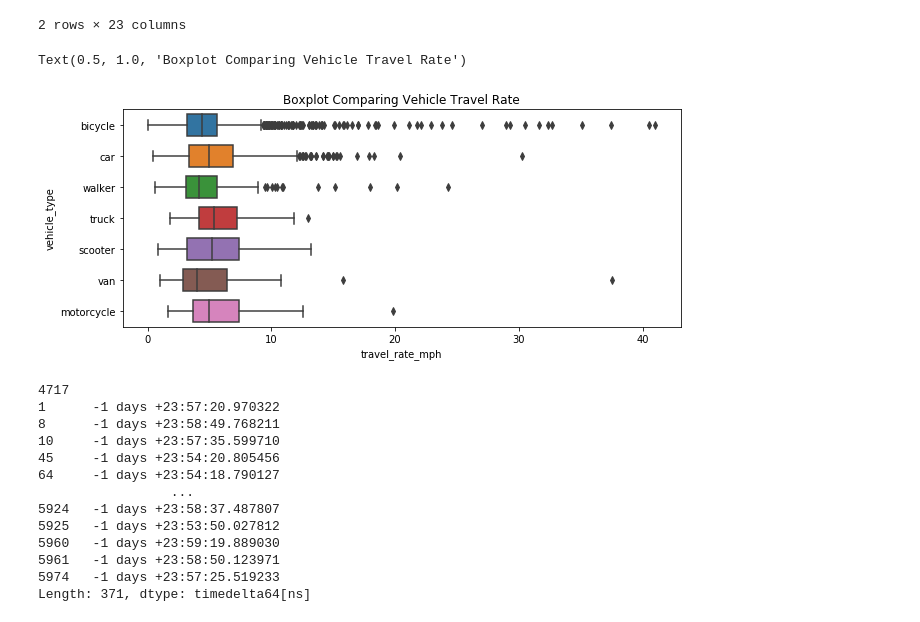
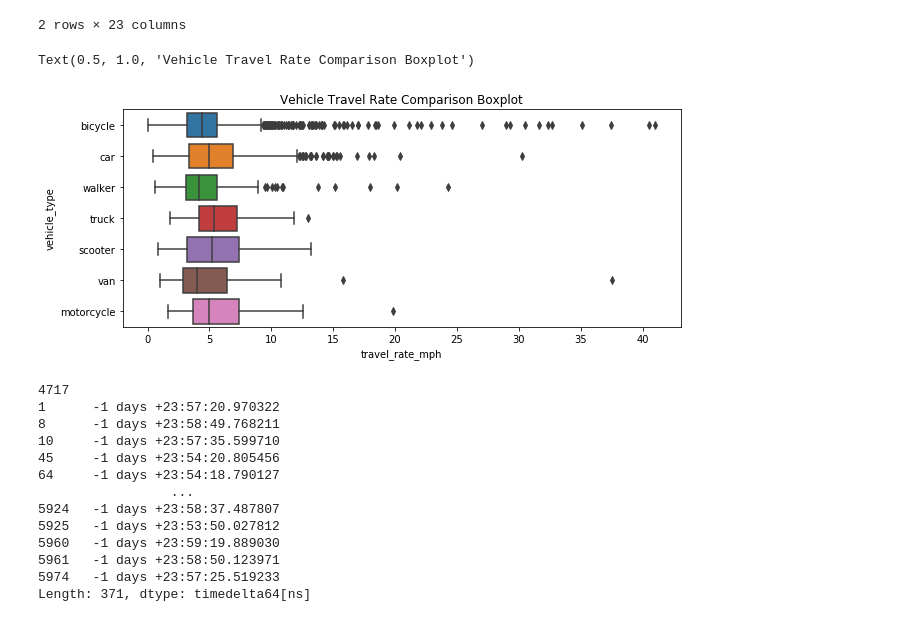
Before and after one commit to sstarkjr/PM_MarketAnalysis, a Jupyter notebook: Stephen_Stark_Jumpman23Analysis.ipynb, the cells around one changed output. Cells and saved outputs as stored; diff of their text form; code cells hidden in the pictures.

```diff
--- a/Stephen_Stark_Jumpman23Analysis.ipynb
+++ b/Stephen_Stark_Jumpman23Analysis.ipynb
@@ -532,11 +532,12 @@ df.drop(i, inplace=True)
 # %%
 import matplotlib.pyplot as plt
 plt.subplots(figsize=(10,4))
-sns.boxplot(x="travel_rate_mph", y="vehicle_type", data=df, width=0.7)
-plt.title('Boxplot Comparing Vehicle Travel Rate')
+sns.boxplot(x="travel_rate_mph", y="vehicle_type", data=df, width=.8)
+plt.xticks(np.arange(0, 45, 5))
+plt.title('Vehicle Travel Rate Comparison Boxplot')
 # %% [output]
-Text(0.5, 1.0, 'Boxplot Comparing Vehicle Travel Rate')
+Text(0.5, 1.0, 'Vehicle Travel Rate Comparison Boxplot')
-[figure, old version]
+[figure, new version]
 # %%
 #difference between leaving pickup and arriving at pickup and how long it took to order
 diff1 = df['when_the_Jumpman_left_pickup'] - df['when_the_Jumpman_arrived_at_pickup'] - df['how_long_it_took_to_order'].astype('timedelta64[m]')
```
Also changed, not shown: parts of 7 cells of this notebook, 1 other file.
